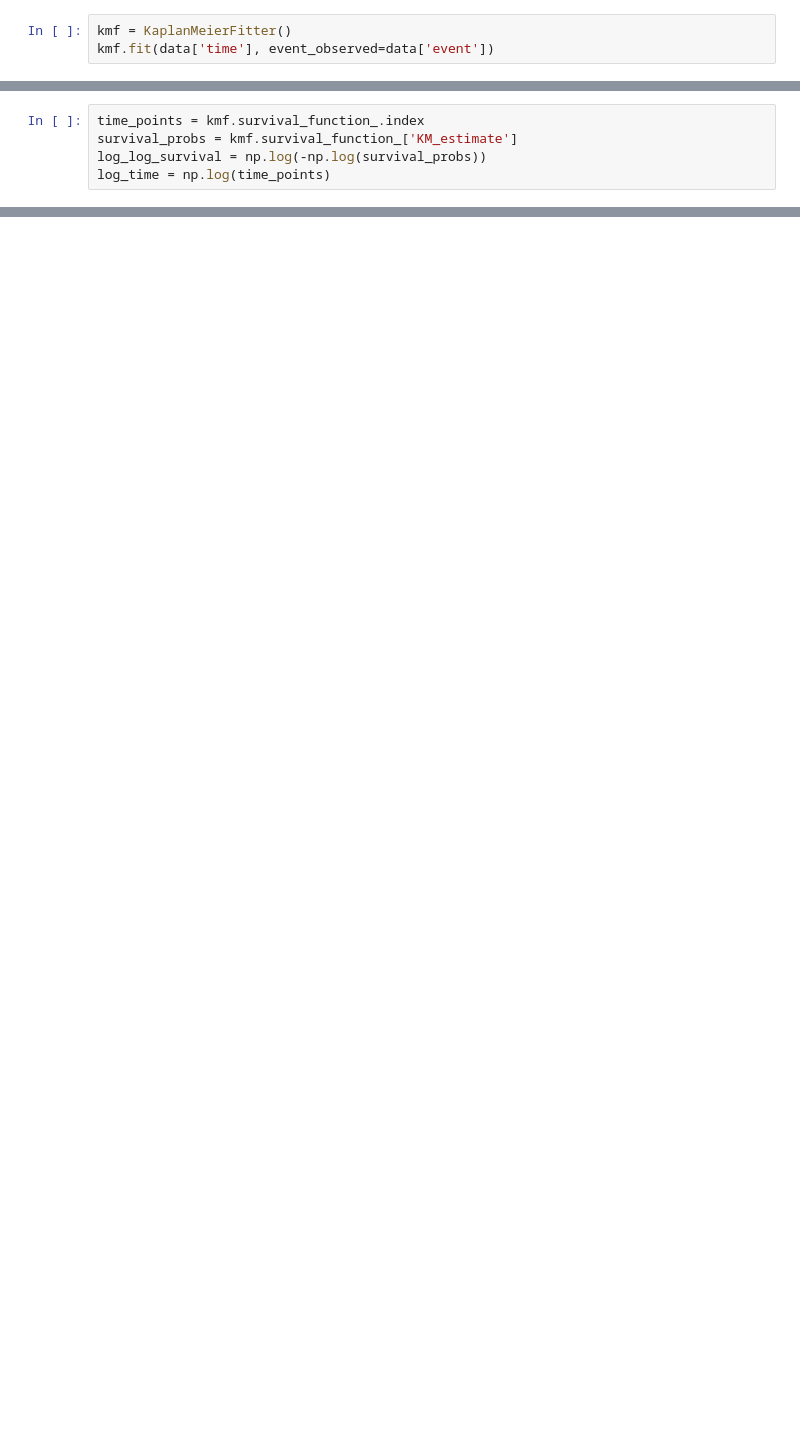
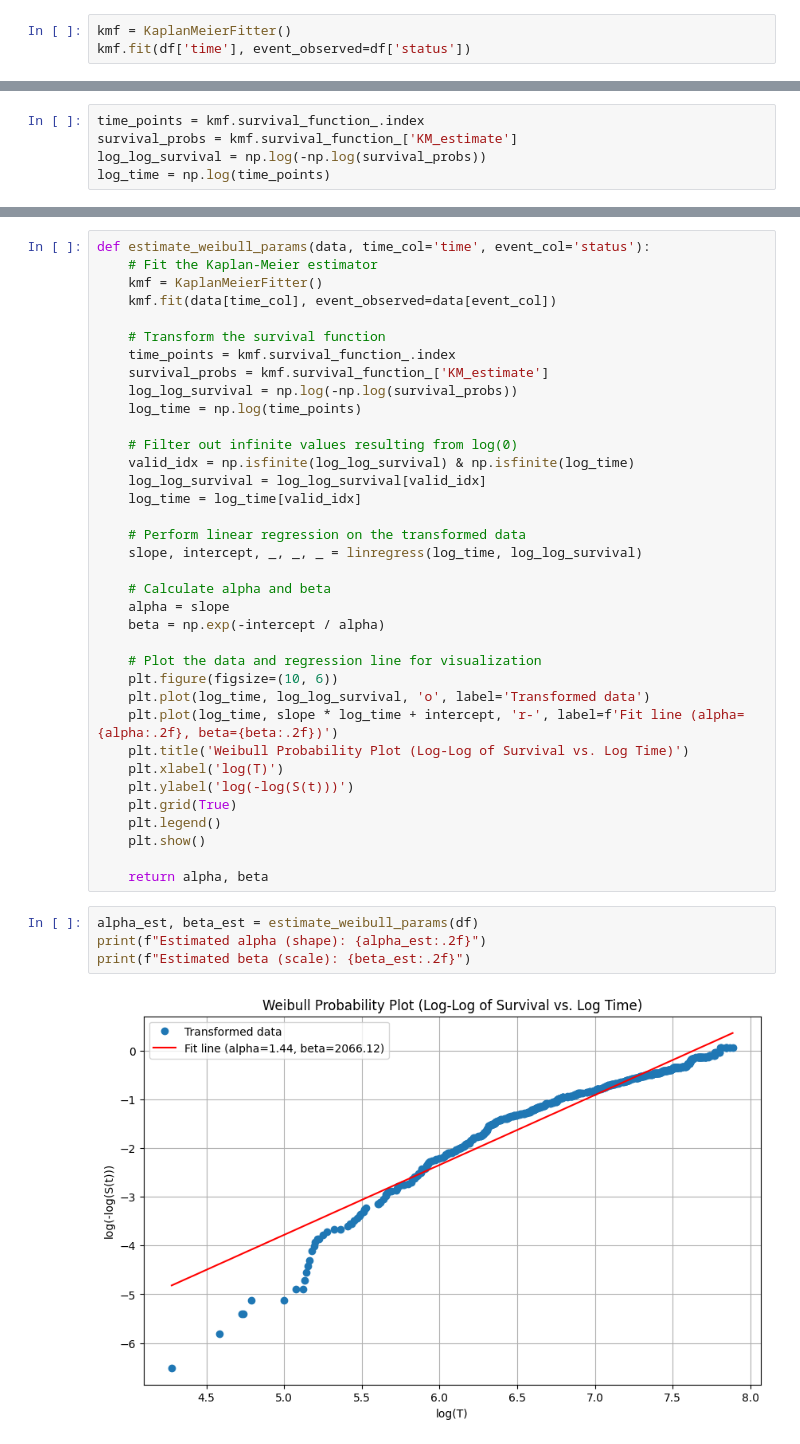
Before and after one commit to R-Ohm/ANN-Hospital-LOS, a Jupyter notebook: Demo.ipynb, the cells around one changed output, grey strips where cells are left out. Drawn from its saved outputs; the diff is of its cells as text; blank space fills up the shorter version.

```diff
--- a/Demo.ipynb
+++ b/Demo.ipynb
@@ -11,3 +12,3 @@ data = pd.DataFrame({
 # %%
 kmf = KaplanMeierFitter()
-kmf.fit(data['time'], event_observed=data['event'])
+kmf.fit(df['time'], event_observed=df['status'])
@@ -26,0 +32,42 @@ plt.show()
+# %%
+def estimate_weibull_params(data, time_col='time', event_col='status'):
+    # Fit the Kaplan-Meier estimator
+    kmf = KaplanMeierFitter()
+    kmf.fit(data[time_col], event_observed=data[event_col])
+
+    # Transform the survival function
+    time_points = kmf.survival_function_.index
+    survival_probs = kmf.survival_function_['KM_estimate']
+    log_log_survival = np.log(-np.log(survival_probs))
+    log_time = np.log(time_points)
+
+    # Filter out infinite values resulting from log(0)
+    valid_idx = np.isfinite(log_log_survival) & np.isfinite(log_time)
+    log_log_survival = log_log_survival[valid_idx]
+    log_time = log_time[valid_idx]
+
+    # Perform linear regression on the transformed data
+    slope, intercept, _, _, _ = linregress(log_time, log_log_survival)
+
+    # Calculate alpha and beta
+    alpha = slope
+    beta = np.exp(-intercept / alpha)
+
+    # Plot the data and regression line for visualization
+    plt.figure(figsize=(10, 6))
+    plt.plot(log_time, log_log_survival, 'o', label='Transformed data')
+    plt.plot(log_time, slope * log_time + intercept, 'r-', label=f'Fit line (alpha={alpha:.2f}, beta={beta:.2f})')
+    plt.title('Weibull Probability Plot (Log-Log of Survival vs. Log Time)')
+    plt.xlabel('log(T)')
+    plt.ylabel('log(-log(S(t)))')
+    plt.grid(True)
+    plt.legend()
+    plt.show()
+
+    return alpha, beta
+# %%
+alpha_est, beta_est = estimate_weibull_params(df)
+print(f"Estimated alpha (shape): {alpha_est:.2f}")
+print(f"Estimated beta (scale): {beta_est:.2f}")
+# %% [output]
+[figure, added]
```
Also changed, not shown: parts of 10 cells of this notebook, 1 other file.
